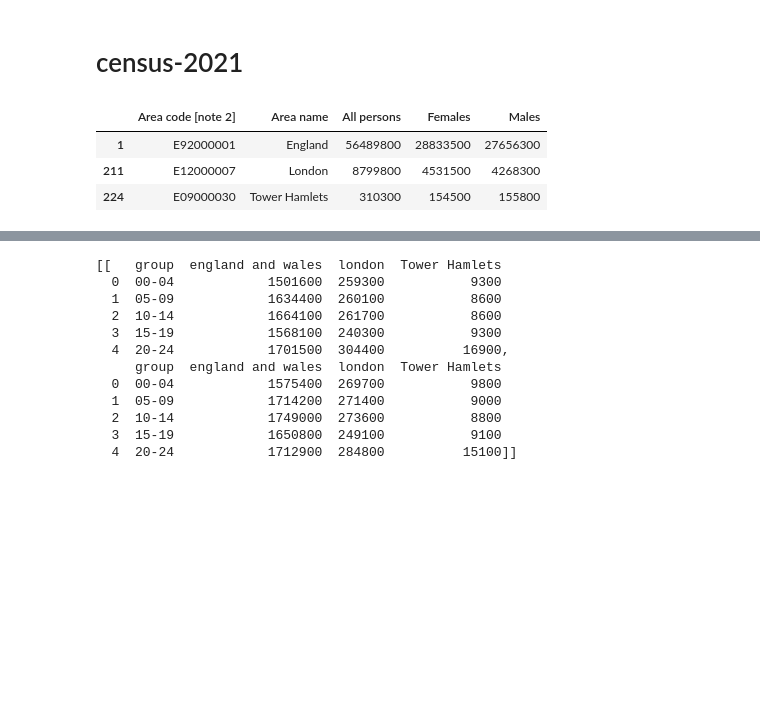
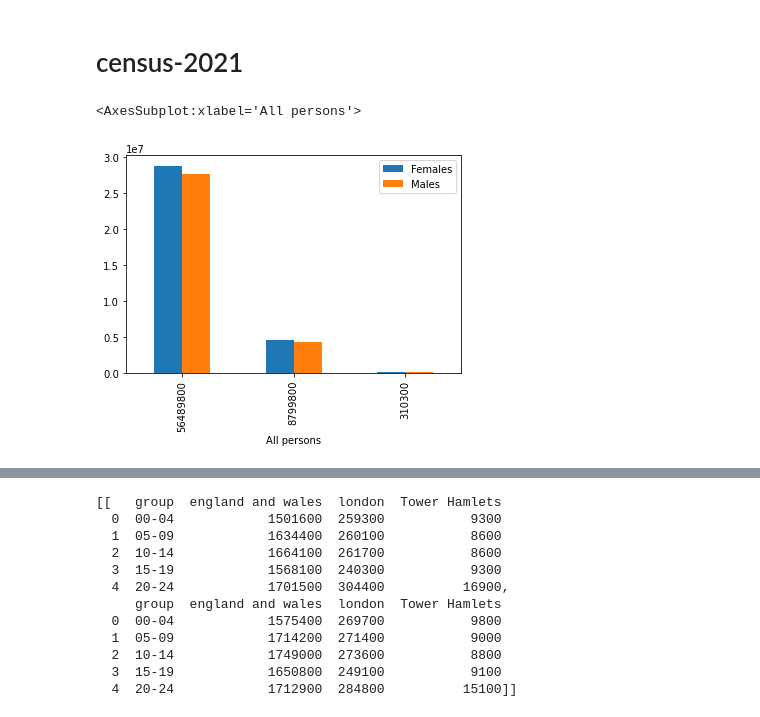
Before and after one commit to st-augustine/census-data, a Jupyter notebook: notebooks/1.0-uk-census-2021-eda.ipynb, the cells around one changed output, grey strips where cells are left out. Saved outputs shown, nothing was run; the diff lists cells and outputs as text; code cells hidden in the pictures; blank space fills up the shorter version.

```diff
--- a/notebooks/1.0-uk-census-2021-eda.ipynb
+++ b/notebooks/1.0-uk-census-2021-eda.ipynb
@@ -20,12 +20,10 @@ df = pd.read_excel(filename)
 P01 = pd.read_excel(filename,
 sheet_name="P01", header=6)
 # %%
-P01[P01['Area name'].isin(['Tower Hamlets', 'England', 'London'])]
+P01[P01['Area name'].isin(['Tower Hamlets', 'England', 'London'])].plot.bar(x='All persons')
 # %% [output]
-|  | Area code [note 2] | Area name | All persons | Females | Males |
-| 1 | E92000001 | England | 56489800 | 28833500 | 27656300 |
-| 211 | E12000007 | London | 8799800 | 4531500 | 4268300 |
-| 224 | E09000030 | Tower Hamlets | 310300 | 154500 | 155800 |
+<AxesSubplot:xlabel='All persons'>
+[figure, added]
 # %%
 # P02 Census 2021: Usual resident population by five-year age group, local authorities in England and Wales
 P02 = pd.read_excel(filename,
```
Also changed, not shown: parts of 4 cells of this notebook.
